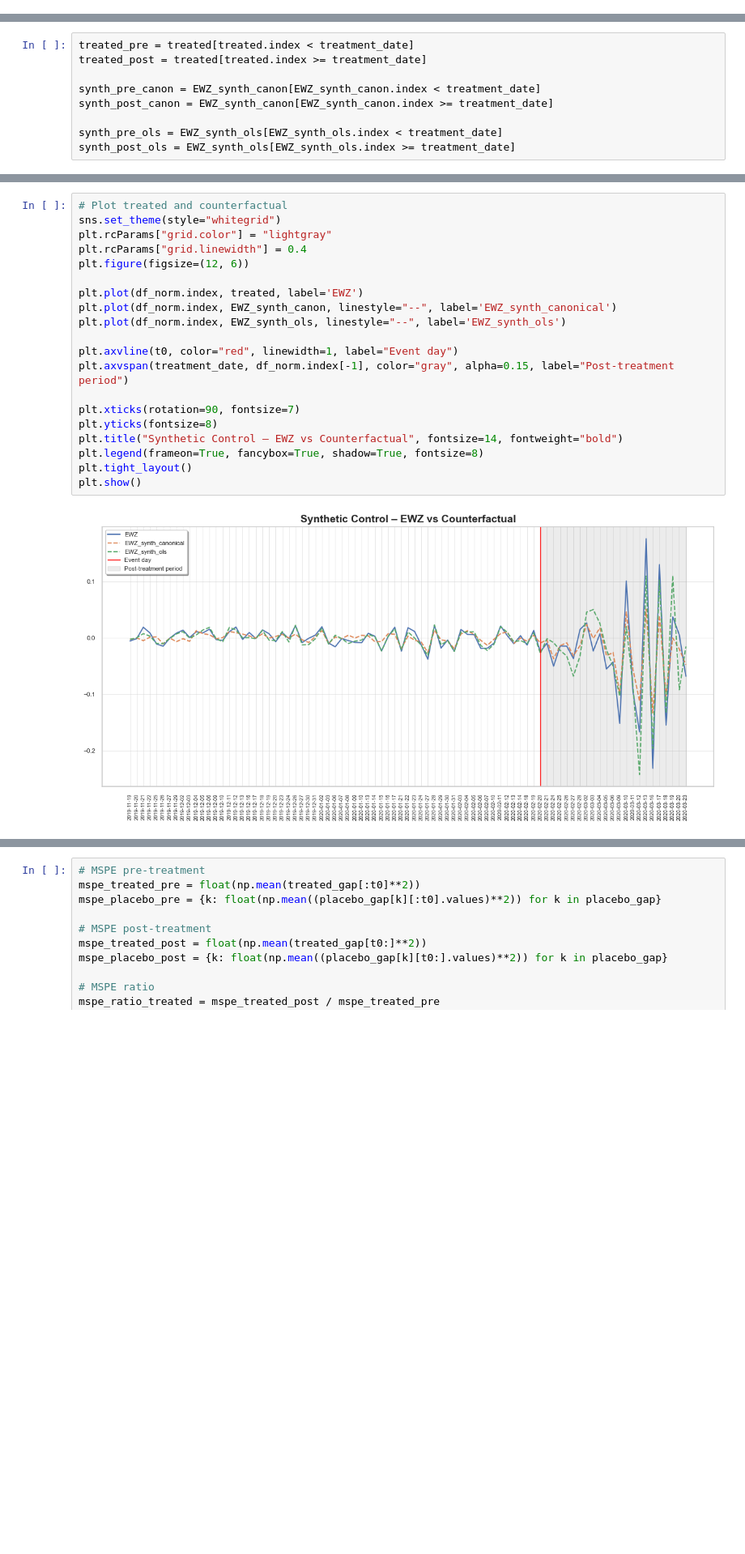
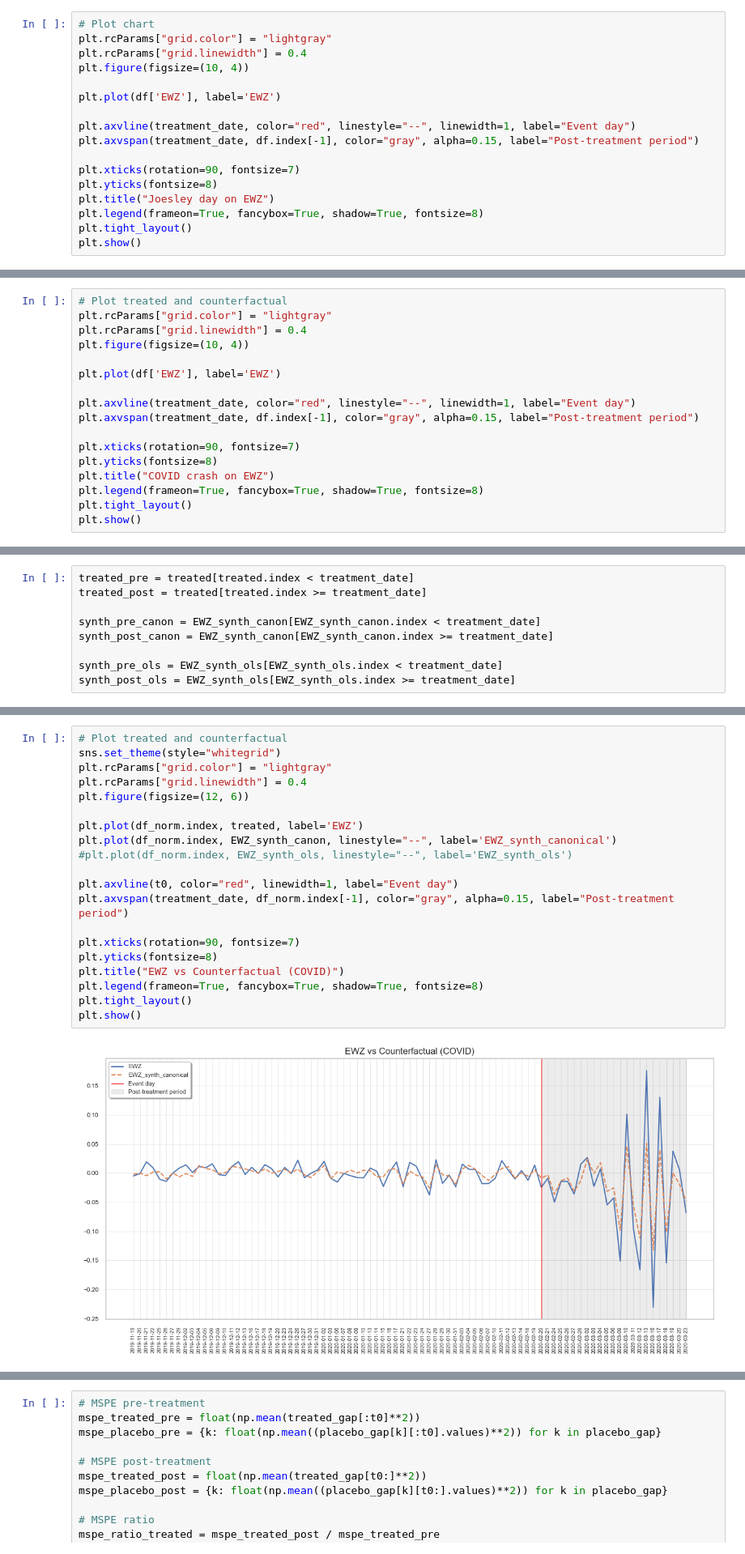
Before and after one commit to rdemarqui/causal_impact_on_ewz, a Jupyter notebook: ewz_analisys.ipynb, the cells around one changed output, grey strips where cells are left out. Shown at 81% size. Cells and saved outputs as stored; diff of their text form; blank space fills up the shorter version.

Commit message:
correct charts on article

```diff
--- a/ewz_analisys.ipynb
+++ b/ewz_analisys.ipynb
@@ -25,3 +25,20 @@ print(df_norm.shape)
 # Define intervention date
 treatment_date = "2017-05-17"
 t0 = df_norm.index.get_loc(treatment_date)
+# %%
+# Plot chart
+plt.rcParams["grid.color"] = "lightgray"
+plt.rcParams["grid.linewidth"] = 0.4
+plt.figure(figsize=(10, 4))
+
+plt.plot(df['EWZ'], label='EWZ')
+
+plt.axvline(treatment_date, color="red", linestyle="--", linewidth=1, label="Event day")
+plt.axvspan(treatment_date, df.index[-1], color="gray", alpha=0.15, label="Post-treatment period")
+
+plt.xticks(rotation=90, fontsize=7)
+plt.yticks(fontsize=8)
+plt.title("Joesley day on EWZ")
+plt.legend(frameon=True, fancybox=True, shadow=True, fontsize=8)
+plt.tight_layout()
+plt.show()
@@ -203,3 +222,20 @@ print(df_norm.shape)
 # Define intervention date
 treatment_date = "2020-02-20"
 t0 = df_norm.index.get_loc(treatment_date)
+# %%
+# Plot treated and counterfactual
+plt.rcParams["grid.color"] = "lightgray"
+plt.rcParams["grid.linewidth"] = 0.4
+plt.figure(figsize=(10, 4))
+
+plt.plot(df['EWZ'], label='EWZ')
+
+plt.axvline(treatment_date, color="red", linestyle="--", linewidth=1, label="Event day")
+plt.axvspan(treatment_date, df.index[-1], color="gray", alpha=0.15, label="Post-treatment period")
+
+plt.xticks(rotation=90, fontsize=7)
+plt.yticks(fontsize=8)
+plt.title("COVID crash on EWZ")
+plt.legend(frameon=True, fancybox=True, shadow=True, fontsize=8)
+plt.tight_layout()
+plt.show()
@@ -287,25 +325,25 @@ nan
 # %%
 # Plot treated and counterfactual
 sns.set_theme(style="whitegrid")
 plt.rcParams["grid.color"] = "lightgray"
 plt.rcParams["grid.linewidth"] = 0.4
 plt.figure(figsize=(12, 6))
 
 plt.plot(df_norm.index, treated, label='EWZ')
 plt.plot(df_norm.index, EWZ_synth_canon, linestyle="--", label='EWZ_synth_canonical')
-plt.plot(df_norm.index, EWZ_synth_ols, linestyle="--", label='EWZ_synth_ols')
+#plt.plot(df_norm.index, EWZ_synth_ols, linestyle="--", label='EWZ_synth_ols')
 
 plt.axvline(t0, color="red", linewidth=1, label="Event day")
 plt.axvspan(treatment_date, df_norm.index[-1], color="gray", alpha=0.15, label="Post-treatment period")
 
 plt.xticks(rotation=90, fontsize=7)
 plt.yticks(fontsize=8)
-plt.title("Synthetic Control – EWZ vs Counterfactual", fontsize=14, fontweight="bold")
+plt.title("EWZ vs Counterfactual (COVID)")
 plt.legend(frameon=True, fancybox=True, shadow=True, fontsize=8)
 plt.tight_layout()
 plt.show()
 # %% [output]
-[figure, old version]
+[figure, new version]
 # %%
 # Placebo test
 placebo_gap = placebo_test(df_norm, treatment_date) # canonical method
```
Also changed, not shown: parts of 13 cells of this notebook, 2 other files.
